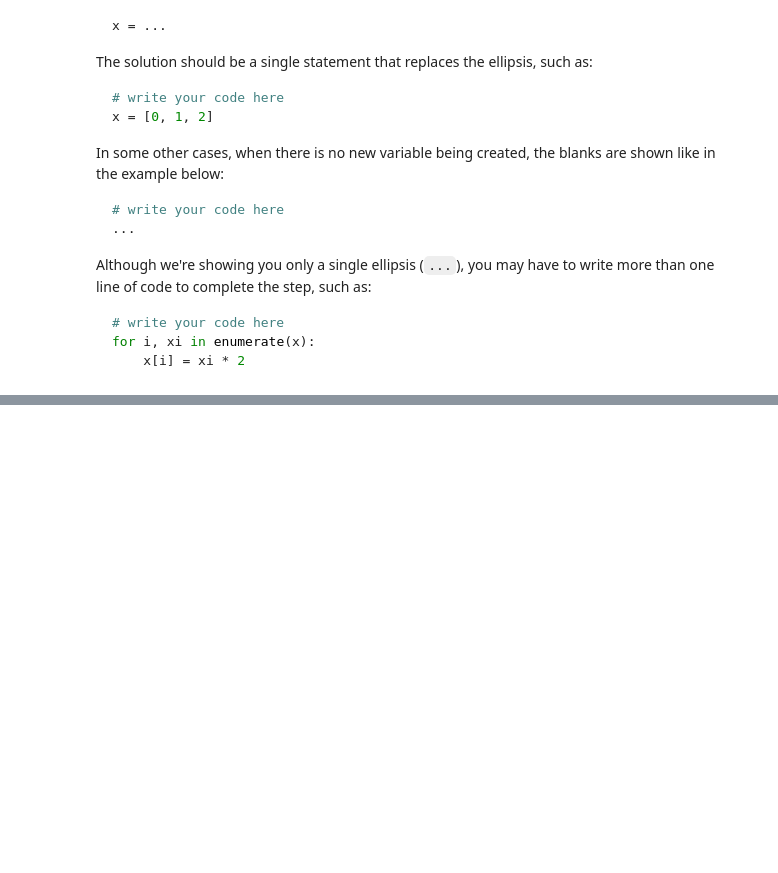
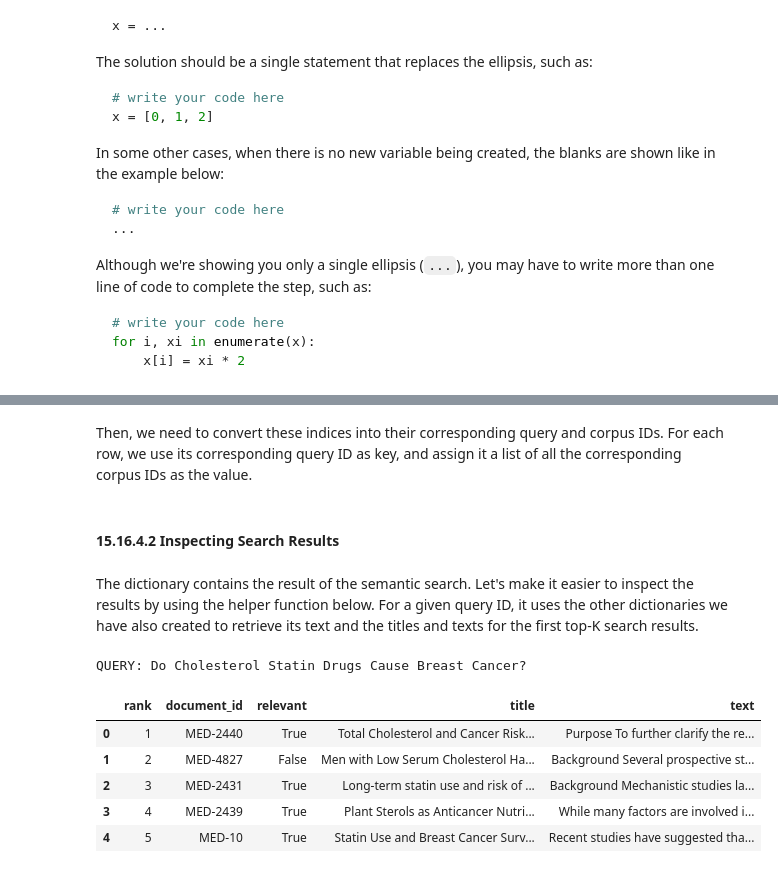
Before and after one commit to lftraining/LFD473-code, a Jupyter notebook: solutions/Solved Lab 7.ipynb, the cells around one changed output, grey strips where cells are left out. Drawn from its saved outputs; the diff is of its cells as text; code cells hidden in the pictures; blank space fills up the shorter version.

```diff
--- a/solutions/Solved Lab 7.ipynb
+++ b/solutions/Solved Lab 7.ipynb
@@ -358,0 +279,6 @@ How do you like the summary? Does it look like an answer to our question? Could
+# %%
+corpus_embeddings_text = encode_texts(model, tokenizer, corpus['text'])
+query_embeddings = encode_texts(model, tokenizer, test_queries['text'])
+
+print("Corpus embeddings:", corpus_embeddings_text.shape)
+print("Query embeddings:", query_embeddings.shape)
@@ -358,0 +309,3 @@ How do you like the summary? Does it look like an answer to our question? Could
+# %%
+scores_text = query_embeddings @ corpus_embeddings_text.T
+print(scores_text.shape)
@@ -358,0 +318,4 @@ How do you like the summary? Does it look like an answer to our question? Could
+# %%
+max_k = 100
+top_indices_text = torch.topk(scores_text, k=max_k, dim=-1).indices
+top_indices_text, top_indices_text.shape
@@ -358,0 +331,43 @@ How do you like the summary? Does it look like an answer to our question? Could
+# %% [markdown]
+Then, we need to convert these indices into their corresponding query and corpus IDs. For each row, we use its corresponding query ID as key, and assign it a list of all the corresponding corpus IDs as the value.
+# %%
+rankings_text = {}
+for idx, ranking in enumerate(top_indices_text):
+    docs = [corpus_id[doc_id] for doc_id in ranking.tolist()]
+    query_id = test_query_id[idx]
+    rankings_text[query_id] = docs
+
+len(rankings_text)
+# %% [markdown]
+#### 15.16.4.2 Inspecting Search Results
+# %% [markdown]
+The dictionary contains the result of the semantic search. Let's make it easier to inspect the results by using the helper function below. For a given query ID, it uses the other dictionaries we have also created to retrieve its text and the titles and texts for the first top-K search results.
+# %%
+import pandas as pd
+
+def show_results(query_id, rankings, k=5):
+    print("QUERY:", queries_dict[query_id])
+    print()
+
+    relevant = relevant_dict[query_id]
+    rows = []
+    for rank, document_id in enumerate(rankings[query_id][:k], start=1):
+        rows.append({
+            "rank": rank,
+            "document_id": document_id,
+            "relevant": document_id in relevant,
+            "title": corpus_dict["title"][document_id],
+            "text": corpus_dict["text"][document_id][:300],
+        })
+
+    return pd.DataFrame(rows)
+
+show_results(test_queries['_id'][0], rankings_text, k=5)
+# %% [output]
+QUERY: Do Cholesterol Statin Drugs Cause Breast Cancer?
+|  | rank | document_id | relevant | title | text |
+| 0 | 1 | MED-2440 | True | Total Cholesterol and Cancer Risk... | Purpose To further clarify the re... |
+| 1 | 2 | MED-4827 | False | Men with Low Serum Cholesterol Ha... | Background Several prospective st... |
+| 2 | 3 | MED-2431 | True | Long-term statin use and risk of ... | Background Mechanistic studies la... |
+| 3 | 4 | MED-2439 | True | Plant Sterols as Anticancer Nutri... | While many factors are involved i... |
+| 4 | 5 | MED-10 | True | Statin Use and Breast Cancer Surv... | Recent studies have suggested tha... |
```
Also changed, not shown: parts of 119 cells of this notebook, 32 other files.
